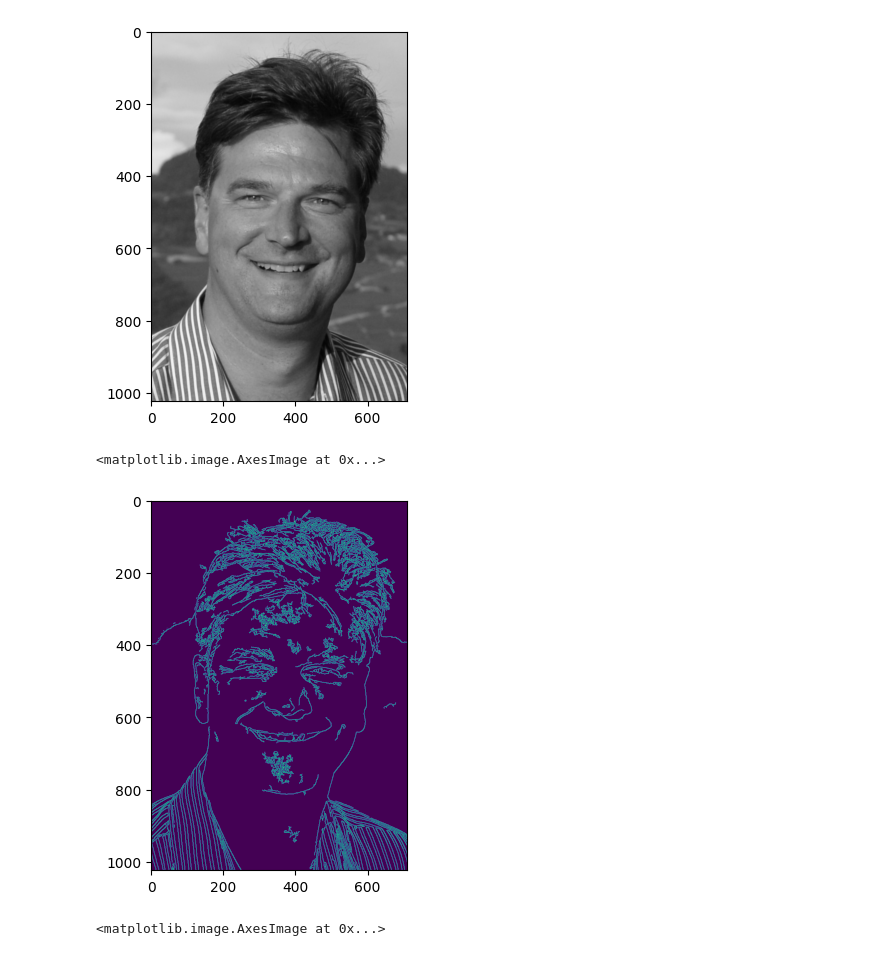
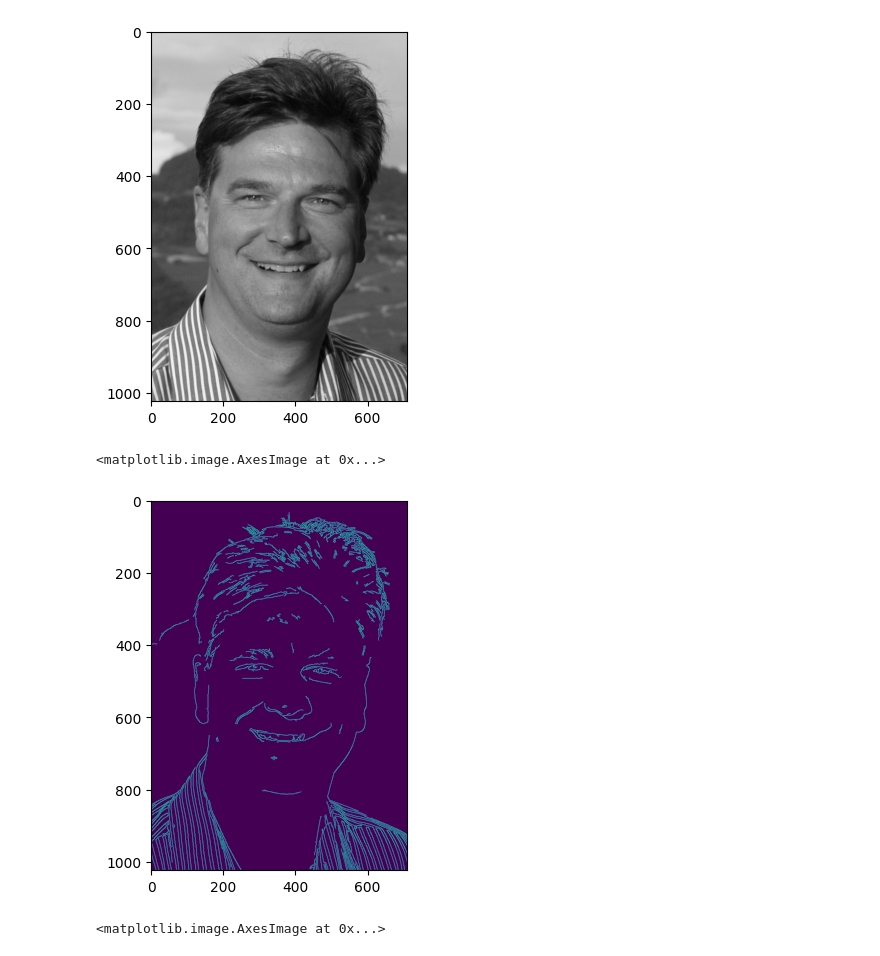
Before and after one commit to HimashaRandil/Image_Processing_and_Computer_Vision, a Jupyter notebook: 1. Basic Image Processing/Edge Detection/Canny Edge Detection.ipynb, the cells around one changed output. Drawn from its saved outputs; the diff is of its cells as text; code cells hidden in the pictures.

```diff
--- a/1. Basic Image Processing/Edge Detection/Canny Edge Detection.ipynb
+++ b/1. Basic Image Processing/Edge Detection/Canny Edge Detection.ipynb
@@ -15,11 +15,11 @@ plt.imshow(blurred)
 <matplotlib.image.AxesImage at 0x...>
 [figure]
 # %%
-edges = cv2.Canny(blurred, 2, 100)
+edges = cv2.Canny(blurred, 50, 140)
 plt.imshow(edges)
 # %% [output]
 <matplotlib.image.AxesImage at 0x...>
-[figure, old version]
+[figure, new version]
 # %%
 _, thresh = cv2.threshold(img, 125, 255, cv2.THRESH_BINARY)
 plt.imshow(thresh)
```
Also changed, not shown: 1 other file.
